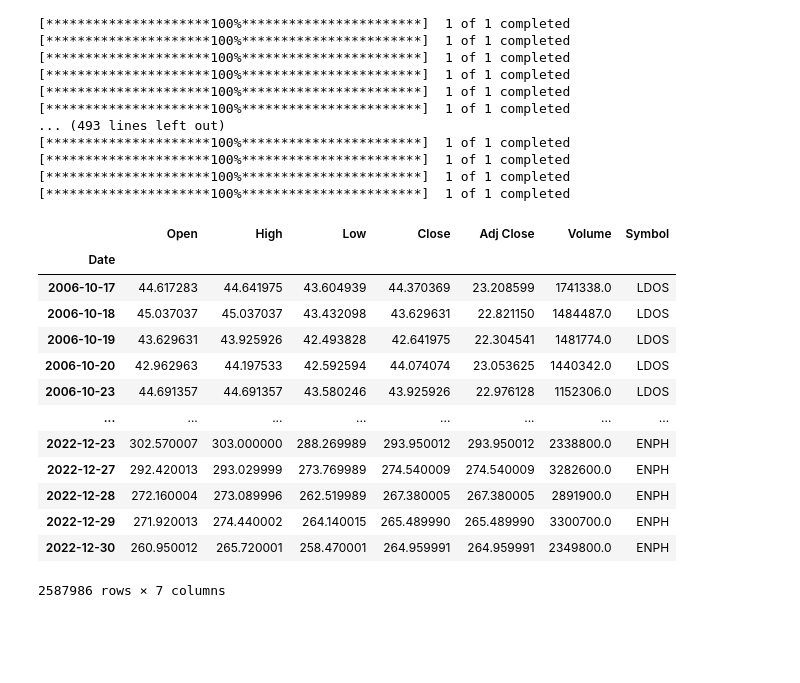
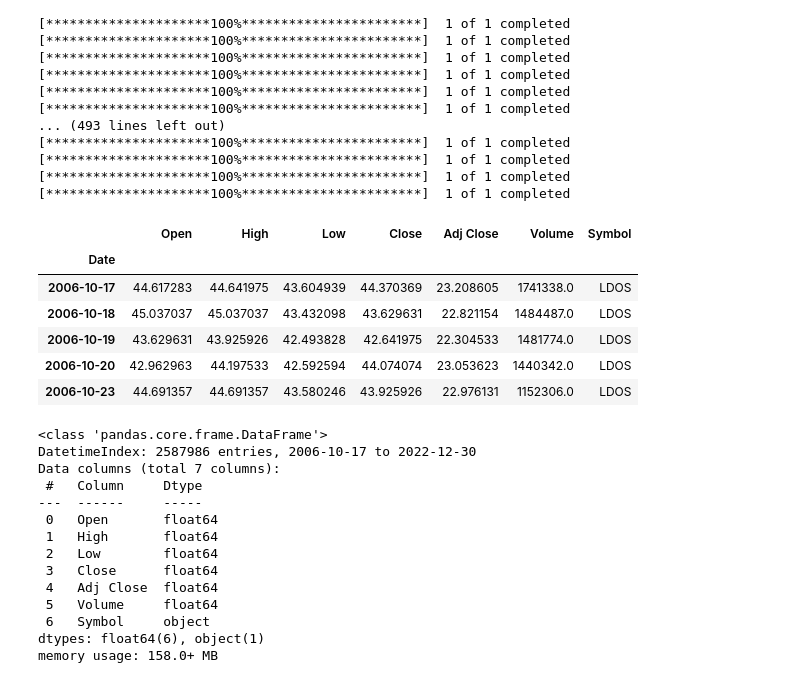
Before and after one commit to Ezemettler/PI2-DA, a Jupyter notebook: EDA_PI2DA.ipynb, the cells around one changed output. Drawn from its saved outputs; the diff is of its cells as text; code cells hidden in the pictures; blank space fills up the shorter version.

```diff
--- a/EDA_PI2DA.ipynb
+++ b/EDA_PI2DA.ipynb
@@ -83,19 +96,32 @@ df = pd.concat(data_list)
 [*********************100%***********************]  1 of 1 completed
 [*********************100%***********************]  1 of 1 completed
 # %%
-df
+df.head()
 # %% [output]
 |  | Open | High | Low | Close | Adj Close | Volume | Symbol |
 | Date |  |  |  |  |  |  |  |
-| 2006-10-17 | 44.617283 | 44.641975 | 43.604939 | 44.370369 | 23.208599 | 1741338.0 | LDOS |
-| 2006-10-18 | 45.037037 | 45.037037 | 43.432098 | 43.629631 | 22.821150 | 1484487.0 | LDOS |
-| 2006-10-19 | 43.629631 | 43.925926 | 42.493828 | 42.641975 | 22.304541 | 1481774.0 | LDOS |
-| 2006-10-20 | 42.962963 | 44.197533 | 42.592594 | 44.074074 | 23.053625 | 1440342.0 | LDOS |
-| 2006-10-23 | 44.691357 | 44.691357 | 43.580246 | 43.925926 | 22.976128 | 1152306.0 | LDOS |
-| ... | ... | ... | ... | ... | ... | ... | ... |
-| 2022-12-23 | 302.570007 | 303.000000 | 288.269989 | 293.950012 | 293.950012 | 2338800.0 | ENPH |
-| 2022-12-27 | 292.420013 | 293.029999 | 273.769989 | 274.540009 | 274.540009 | 3282600.0 | ENPH |
-| 2022-12-28 | 272.160004 | 273.089996 | 262.519989 | 267.380005 | 267.380005 | 2891900.0 | ENPH |
-| 2022-12-29 | 271.920013 | 274.440002 | 264.140015 | 265.489990 | 265.489990 | 3300700.0 | ENPH |
-| 2022-12-30 | 260.950012 | 265.720001 | 258.470001 | 264.959991 | 264.959991 | 2349800.0 | ENPH |
+| 2006-10-17 | 44.617283 | 44.641975 | 43.604939 | 44.370369 | 23.208605 | 1741338.0 | LDOS |
+| 2006-10-18 | 45.037037 | 45.037037 | 43.432098 | 43.629631 | 22.821154 | 1484487.0 | LDOS |
+| 2006-10-19 | 43.629631 | 43.925926 | 42.493828 | 42.641975 | 22.304533 | 1481774.0 | LDOS |
+| 2006-10-20 | 42.962963 | 44.197533 | 42.592594 | 44.074074 | 23.053623 | 1440342.0 | LDOS |
+| 2006-10-23 | 44.691357 | 44.691357 | 43.580246 | 43.925926 | 22.976131 | 1152306.0 | LDOS |
-2587986 rows × 7 columns
+# %%
+# Mostramos info relevante del dataframe generado.
+# Cant de columnas y registros, tipos de datos por cada columna, espacio en memoria del dataset.
+
+df.info()
+# %% [output]
+<class 'pandas.core.frame.DataFrame'>
+DatetimeIndex: 2587986 entries, 2006-10-17 to 2022-12-30
+Data columns (total 7 columns):
+ #   Column     Dtype
+---  ------     -----
+ 0   Open       float64
+ 1   High       float64
+ 2   Low        float64
+ 3   Close      float64
+ 4   Adj Close  float64
+ 5   Volume     float64
+ 6   Symbol     object
+dtypes: float64(6), object(1)
+memory usage: 158.0+ MB
```
Also changed, not shown: parts of 16 cells of this notebook.
